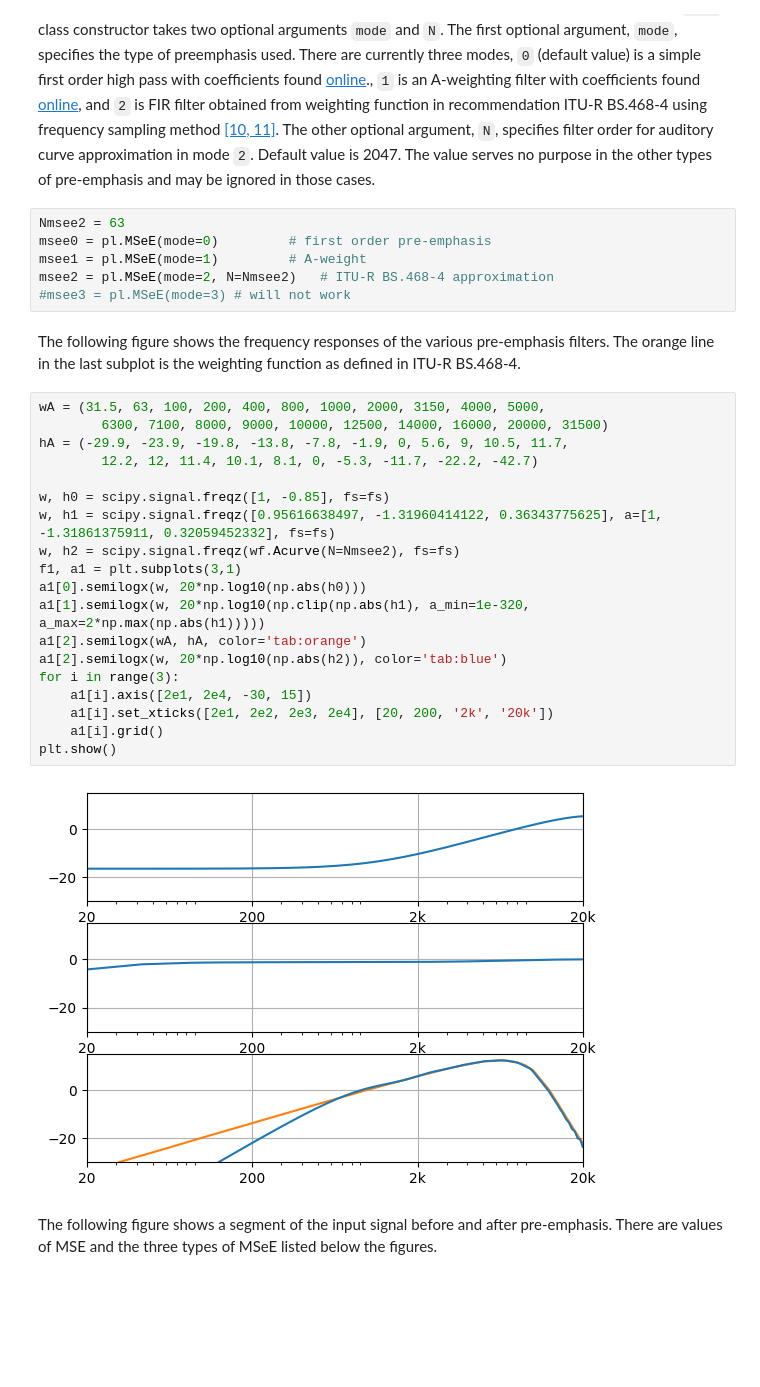
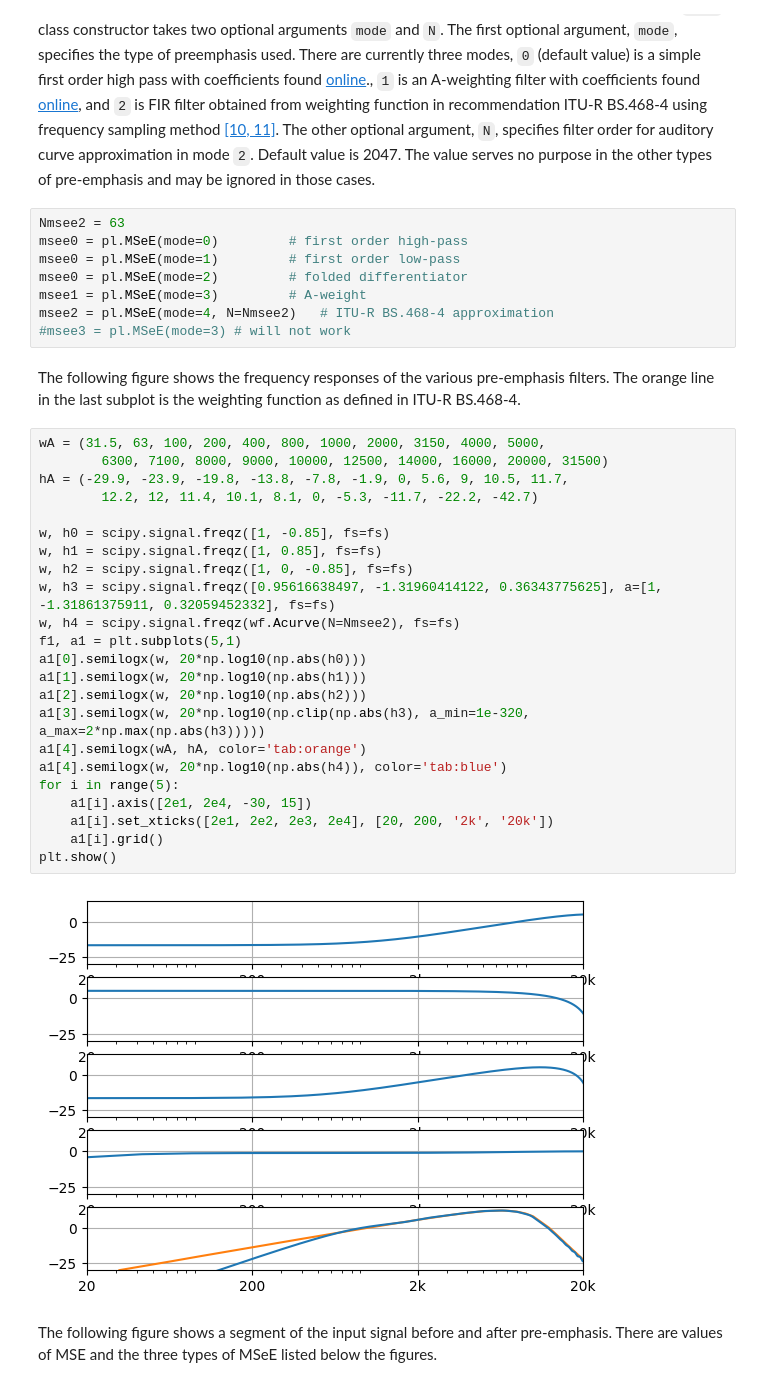
Before and after one commit to Mhuzvar/percloss, a Jupyter notebook: notes.ipynb, the cells around one changed output. Drawn from its saved outputs; the diff is of its cells as text; blank space fills up the shorter version.

```diff
--- a/notes.ipynb
+++ b/notes.ipynb
@@ -232,9 +235,11 @@ Default value is 2047.
 The value serves no purpose in the other types of pre-emphasis and may be ignored in those cases.
 # %%
 Nmsee2 = 63
-msee0 = pl.MSeE(mode=0)         # first order pre-emphasis
-msee1 = pl.MSeE(mode=1)         # A-weight
-msee2 = pl.MSeE(mode=2, N=Nmsee2)   # ITU-R BS.468-4 approximation
+msee0 = pl.MSeE(mode=0)         # first order high-pass
+msee0 = pl.MSeE(mode=1)         # first order low-pass
+msee0 = pl.MSeE(mode=2)         # folded differentiator
+msee1 = pl.MSeE(mode=3)         # A-weight
+msee2 = pl.MSeE(mode=4, N=Nmsee2)   # ITU-R BS.468-4 approximation
 #msee3 = pl.MSeE(mode=3) # will not work
 # %% [markdown]
 The following figure shows the frequency responses of the various pre-emphasis filters.
@@ -242,24 +247,28 @@ The orange line in the last subplot is the weighting function as defined in ITU-
 # %%
 wA = (31.5, 63, 100, 200, 400, 800, 1000, 2000, 3150, 4000, 5000,
         6300, 7100, 8000, 9000, 10000, 12500, 14000, 16000, 20000, 31500)
 hA = (-29.9, -23.9, -19.8, -13.8, -7.8, -1.9, 0, 5.6, 9, 10.5, 11.7,
         12.2, 12, 11.4, 10.1, 8.1, 0, -5.3, -11.7, -22.2, -42.7)
 
 w, h0 = scipy.signal.freqz([1, -0.85], fs=fs)
-w, h1 = scipy.signal.freqz([0.95616638497, -1.31960414122, 0.36343775625], a=[1, -1.31861375911, 0.32059452332], fs=fs)
-w, h2 = scipy.signal.freqz(wf.Acurve(N=Nmsee2), fs=fs)
-f1, a1 = plt.subplots(3,1)
+w, h1 = scipy.signal.freqz([1, 0.85], fs=fs)
+w, h2 = scipy.signal.freqz([1, 0, -0.85], fs=fs)
+w, h3 = scipy.signal.freqz([0.95616638497, -1.31960414122, 0.36343775625], a=[1, -1.31861375911, 0.32059452332], fs=fs)
+w, h4 = scipy.signal.freqz(wf.Acurve(N=Nmsee2), fs=fs)
+f1, a1 = plt.subplots(5,1)
 a1[0].semilogx(w, 20*np.log10(np.abs(h0)))
-a1[1].semilogx(w, 20*np.log10(np.clip(np.abs(h1), a_min=1e-320, a_max=2*np.max(np.abs(h1)))))
-a1[2].semilogx(wA, hA, color='tab:orange')
-a1[2].semilogx(w, 20*np.log10(np.abs(h2)), color='tab:blue')
-for i in range(3):
+a1[1].semilogx(w, 20*np.log10(np.abs(h1)))
+a1[2].semilogx(w, 20*np.log10(np.abs(h2)))
+a1[3].semilogx(w, 20*np.log10(np.clip(np.abs(h3), a_min=1e-320, a_max=2*np.max(np.abs(h3)))))
+a1[4].semilogx(wA, hA, color='tab:orange')
+a1[4].semilogx(w, 20*np.log10(np.abs(h4)), color='tab:blue')
+for i in range(5):
     a1[i].axis([2e1, 2e4, -30, 15])
     a1[i].set_xticks([2e1, 2e2, 2e3, 2e4], [20, 200, '2k', '20k'])
     a1[i].grid()
 plt.show()
 # %% [output]
-[figure, old version]
+[figure, new version]
 # %% [markdown]
 The following figure shows a segment of the input signal before and after pre-emphasis.
 There are values of MSE and the three types of MSeE listed below the figures.
```
Also changed, not shown: parts of 2 cells of this notebook, 1 other file.
